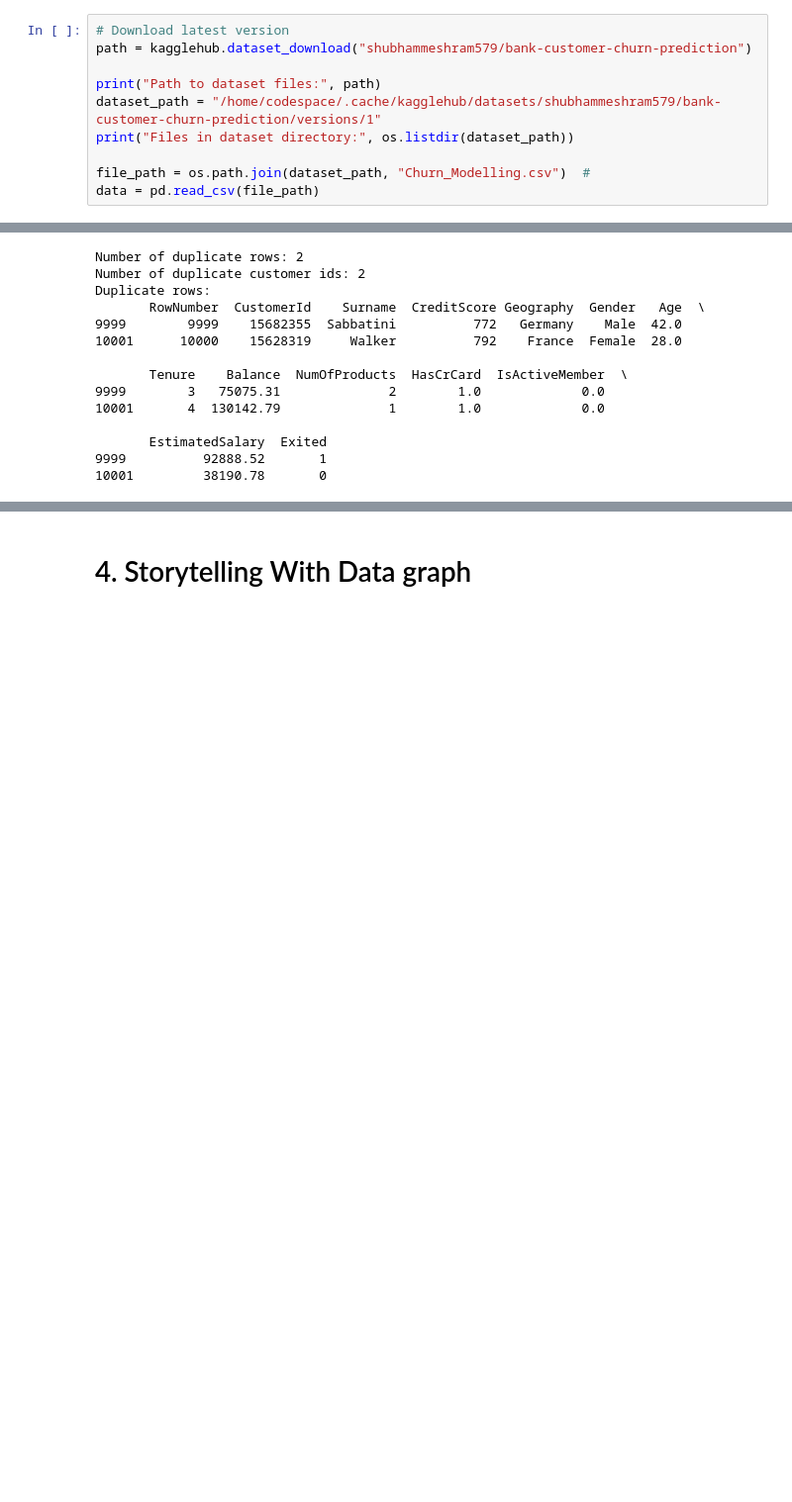
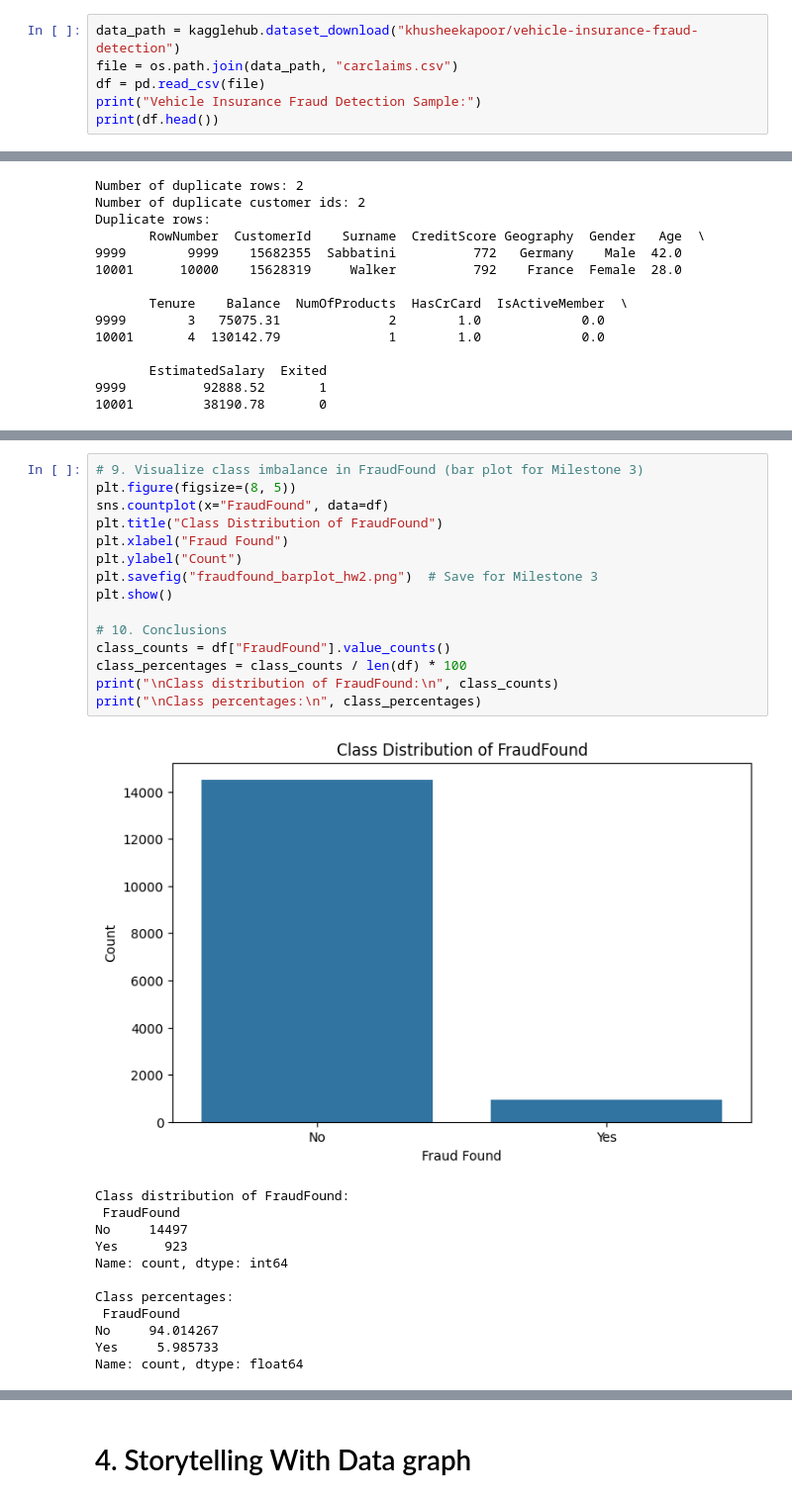
Before and after one commit to LionelCCC/2025-spring-B2, a Jupyter notebook: Week2.ipynb, the cells around one changed output, grey strips where cells are left out. Shown: that part at 99% size. Drawn from its saved outputs; the diff is of its cells as text; blank space fills up the shorter version.

```diff
--- a/Week2.ipynb
+++ b/Week2.ipynb
@@ -60,13 +60,9 @@ This week, you will do the same types of exercises as last week, but you should
 
 - Is there any class imbalance?  (Categories that have many more items than other categories).
 # %%
-# Download latest version
-path = kagglehub.dataset_download("shubhammeshram579/bank-customer-churn-prediction")
-
-print("Path to dataset files:", path)
-dataset_path = "/home/codespace/.cache/kagglehub/datasets/shubhammeshram579/bank-customer-churn-prediction/versions/1"
-print("Files in dataset directory:", os.listdir(dataset_path))
-
-file_path = os.path.join(dataset_path, "Churn_Modelling.csv")  #
-data = pd.read_csv(file_path)
+data_path = kagglehub.dataset_download("khusheekapoor/vehicle-insurance-fraud-detection")
+file = os.path.join(data_path, "carclaims.csv")
+df = pd.read_csv(file)
+print("Vehicle Insurance Fraud Detection Sample:")
+print(df.head())
 # %% [output]
@@ -252 +247,29 @@ Final dataset shape: (9998, 15)
+# %%
+# 9. Visualize class imbalance in FraudFound (bar plot for Milestone 3)
+plt.figure(figsize=(8, 5))
+sns.countplot(x="FraudFound", data=df)
+plt.title("Class Distribution of FraudFound")
+plt.xlabel("Fraud Found")
+plt.ylabel("Count")
+plt.savefig("fraudfound_barplot_hw2.png")  # Save for Milestone 3
+plt.show()
+
+# 10. Conclusions
+class_counts = df["FraudFound"].value_counts()
+class_percentages = class_counts / len(df) * 100
+print("\nClass distribution of FraudFound:\n", class_counts)
+print("\nClass percentages:\n", class_percentages)
+# %% [output]
+[figure, added]
+Class distribution of FraudFound:
+ FraudFound
+No     14497
+Yes      923
+Name: count, dtype: int64
+
+Class percentages:
+ FraudFound
+No     94.014267
+Yes     5.985733
+Name: count, dtype: float64
 # %% [markdown]
```
Also changed, not shown: parts of 19 cells of this notebook, 2 other files.
